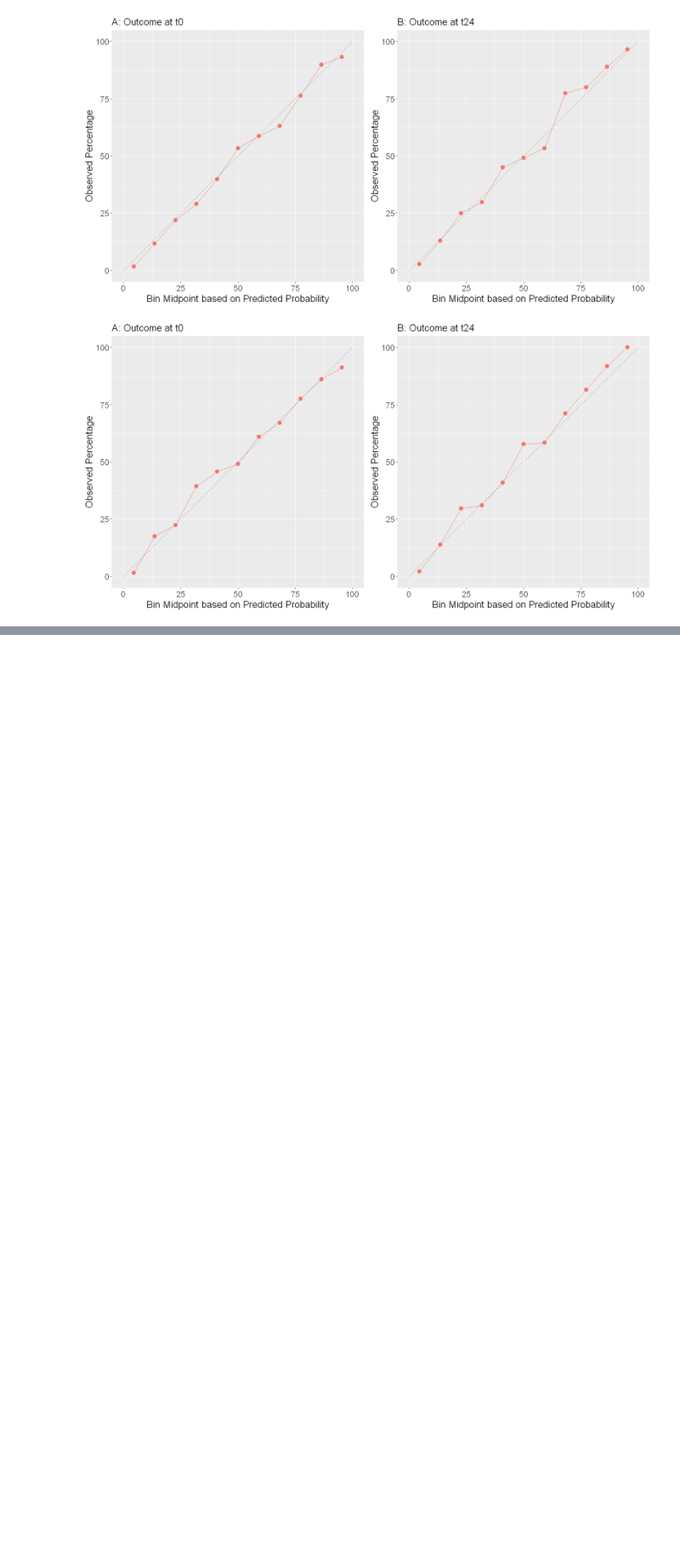
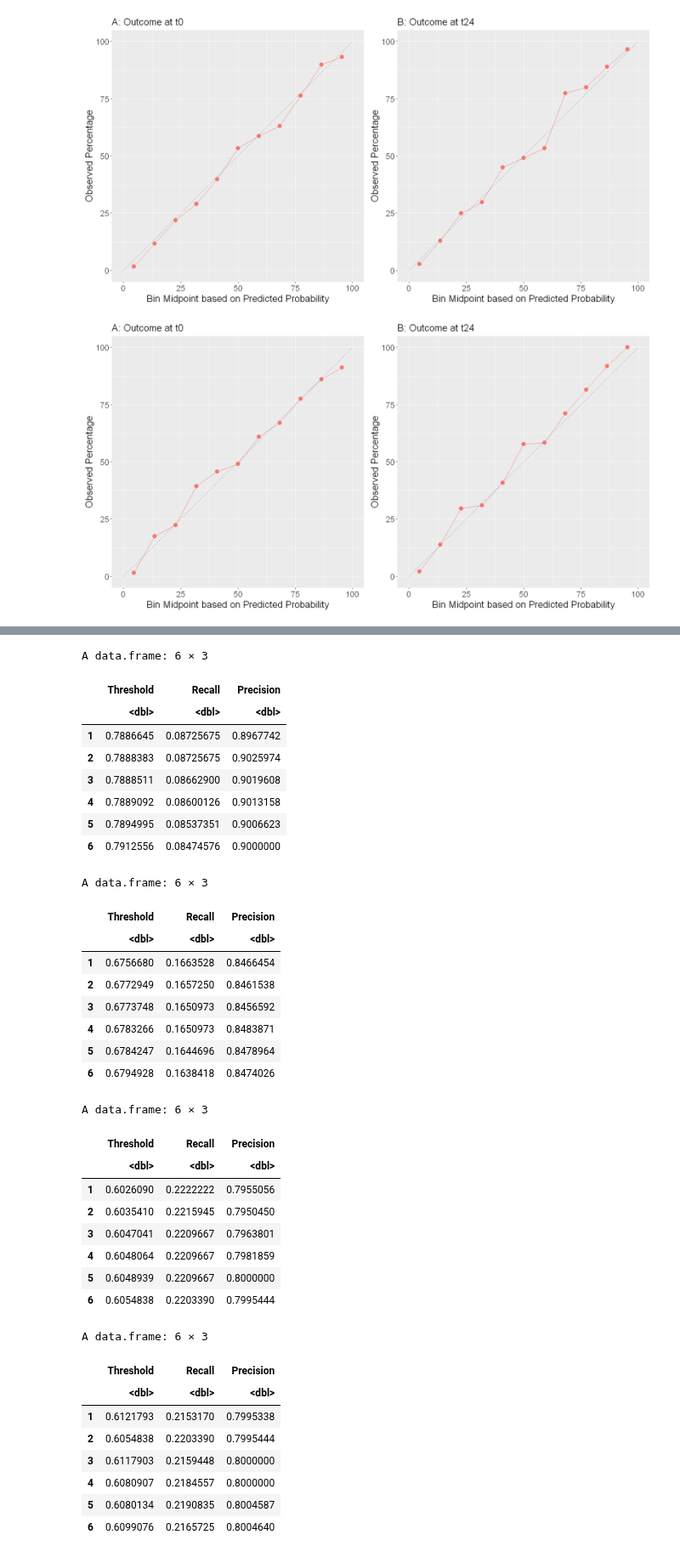
Before and after one commit to Minh084/TDA, a Jupyter notebook: shc2021/20_model_performance_R.ipynb, the cells around one changed output, grey strips where cells are left out. Shown at 85% size. Saved outputs shown, nothing was run; the diff lists cells and outputs as text; code cells hidden in the pictures; blank space fills up the shorter version.

```diff
--- a/shc2021/20_model_performance_R.ipynb
+++ b/shc2021/20_model_performance_R.ipynb
@@ -1076,0 +1412,44 @@ ggsave(filename = file.path(Figuredir, "Fig_new_calibration_plotsAB_notitle.png"
+# %%
+head(dfpr61 %>% filter(round(Precision, 2) >= 0.90) %>% arrange(Threshold))
+head(dfpr61 %>% filter(round(Precision, 2) >= 0.85) %>% arrange(Threshold))
+head(dfpr61 %>% filter(round(Precision, 2) >= 0.80) %>% arrange(Threshold))
+
+# head(dfpr %>% filter(round(Threshold, 2) > 0.70) %>% arrange(Precision))
+head(dfpr61 %>% filter(round(Threshold, 2) >= t) %>% arrange(Precision))
+# %% [output]
+A data.frame: 6 × 3
+|  | Threshold | Recall | Precision |
+|  | <dbl> | <dbl> | <dbl> |
+| 1 | 0.7886645 | 0.08725675 | 0.8967742 |
+| 2 | 0.7888383 | 0.08725675 | 0.9025974 |
+| 3 | 0.7888511 | 0.08662900 | 0.9019608 |
+| 4 | 0.7889092 | 0.08600126 | 0.9013158 |
+| 5 | 0.7894995 | 0.08537351 | 0.9006623 |
+| 6 | 0.7912556 | 0.08474576 | 0.9000000 |
+A data.frame: 6 × 3
+|  | Threshold | Recall | Precision |
+|  | <dbl> | <dbl> | <dbl> |
+| 1 | 0.6756680 | 0.1663528 | 0.8466454 |
+| 2 | 0.6772949 | 0.1657250 | 0.8461538 |
+| 3 | 0.6773748 | 0.1650973 | 0.8456592 |
+| 4 | 0.6783266 | 0.1650973 | 0.8483871 |
+| 5 | 0.6784247 | 0.1644696 | 0.8478964 |
+| 6 | 0.6794928 | 0.1638418 | 0.8474026 |
+A data.frame: 6 × 3
+|  | Threshold | Recall | Precision |
+|  | <dbl> | <dbl> | <dbl> |
+| 1 | 0.6026090 | 0.2222222 | 0.7955056 |
+| 2 | 0.6035410 | 0.2215945 | 0.7950450 |
+| 3 | 0.6047041 | 0.2209667 | 0.7963801 |
+| 4 | 0.6048064 | 0.2209667 | 0.7981859 |
+| 5 | 0.6048939 | 0.2209667 | 0.8000000 |
+| 6 | 0.6054838 | 0.2203390 | 0.7995444 |
+A data.frame: 6 × 3
+|  | Threshold | Recall | Precision |
+|  | <dbl> | <dbl> | <dbl> |
+| 1 | 0.6121793 | 0.2153170 | 0.7995338 |
+| 2 | 0.6054838 | 0.2203390 | 0.7995444 |
+| 3 | 0.6117903 | 0.2159448 | 0.8000000 |
+| 4 | 0.6080907 | 0.2184557 | 0.8000000 |
+| 5 | 0.6080134 | 0.2190835 | 0.8004587 |
+| 6 | 0.6099076 | 0.2165725 | 0.8004640 |
```
Also changed, not shown: parts of 27 cells of this notebook, 1 other file.
